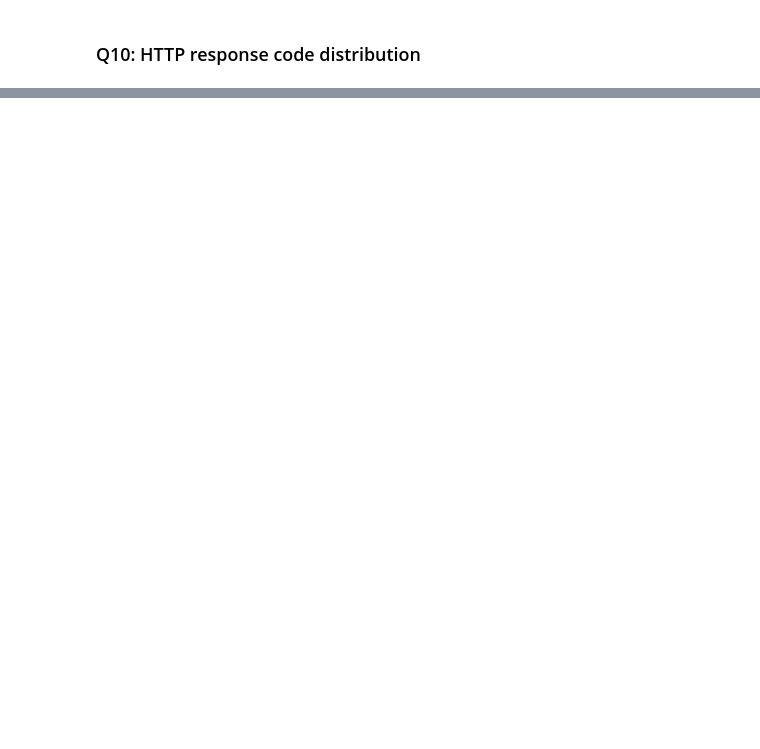
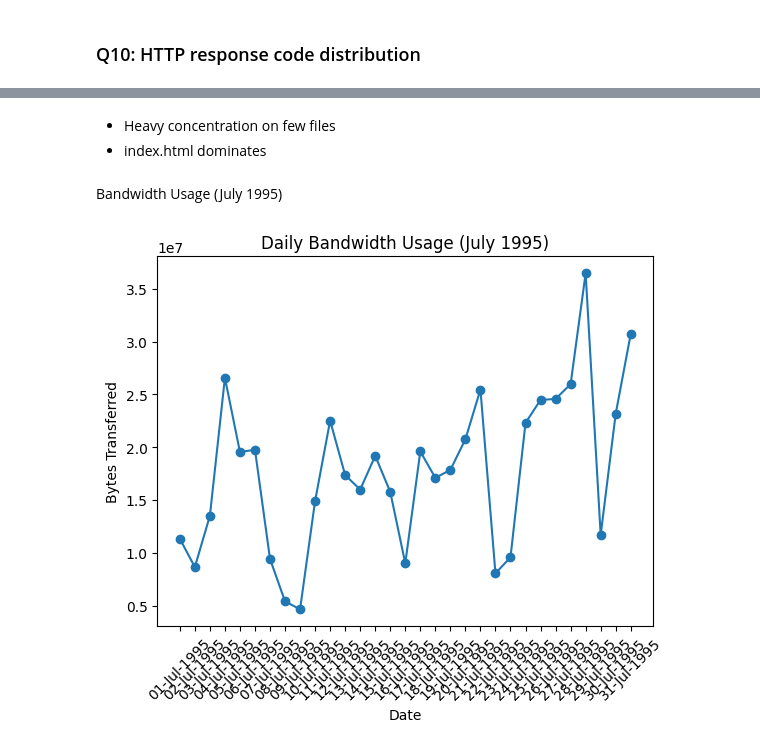
Before and after one commit to rano667/Web-Server-Log-Analysis, a Jupyter notebook: analysis.ipynb, the cells around one changed output, grey strips where cells are left out. Drawn from its saved outputs; the diff is of its cells as text; code cells hidden in the pictures; blank space fills up the shorter version.

```diff
--- a/analysis.ipynb
+++ b/analysis.ipynb
@@ -186,7 +332,7 @@ def total_bandwidth_per_day() -> dict[str, int]:
 
     # TODO: Implement logic to compute total bandwidth per day
 
-    return {}  # Placeholder return
+    return dict(bandwidth_per_day)
 
 
 answer7 = total_bandwidth_per_day()
@@ -264,0 +569,20 @@ print(answer10)
+# %% [markdown]
+- Heavy concentration on few files
+- index.html dominates
+# %% [markdown]
+Bandwidth Usage (July 1995)
+# %%
+dates = list(answer7.keys())
+bandwidth = list(answer7.values())
+
+plt.figure()
+plt.plot(dates, bandwidth, marker='o')
+plt.title("Daily Bandwidth Usage (July 1995)")
+plt.xlabel("Date")
+plt.ylabel("Bytes Transferred")
+
+plt.xticks(rotation=45)
+
+plt.show()
+# %% [output]
+[figure, added]
```
Also changed, not shown: parts of 35 cells of this notebook.
